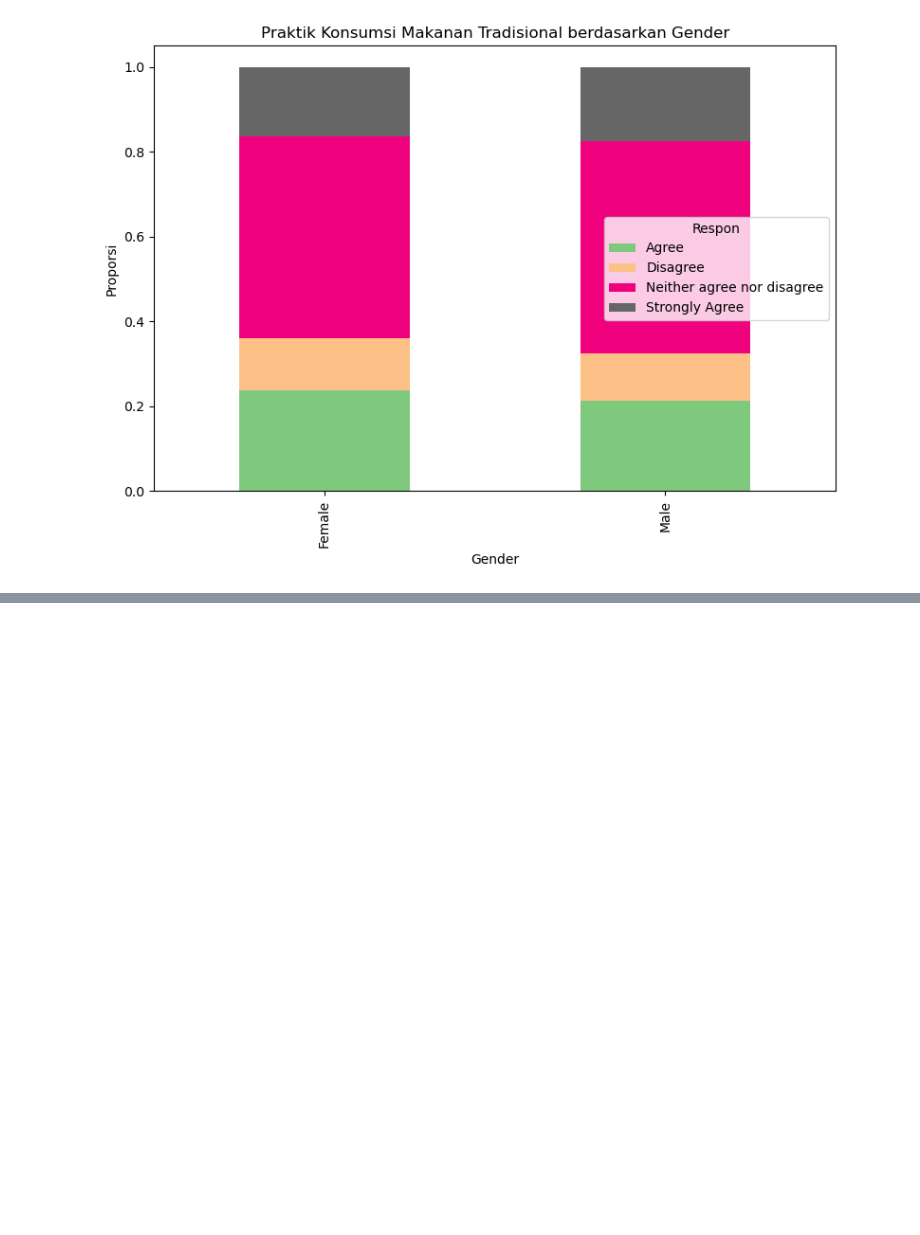
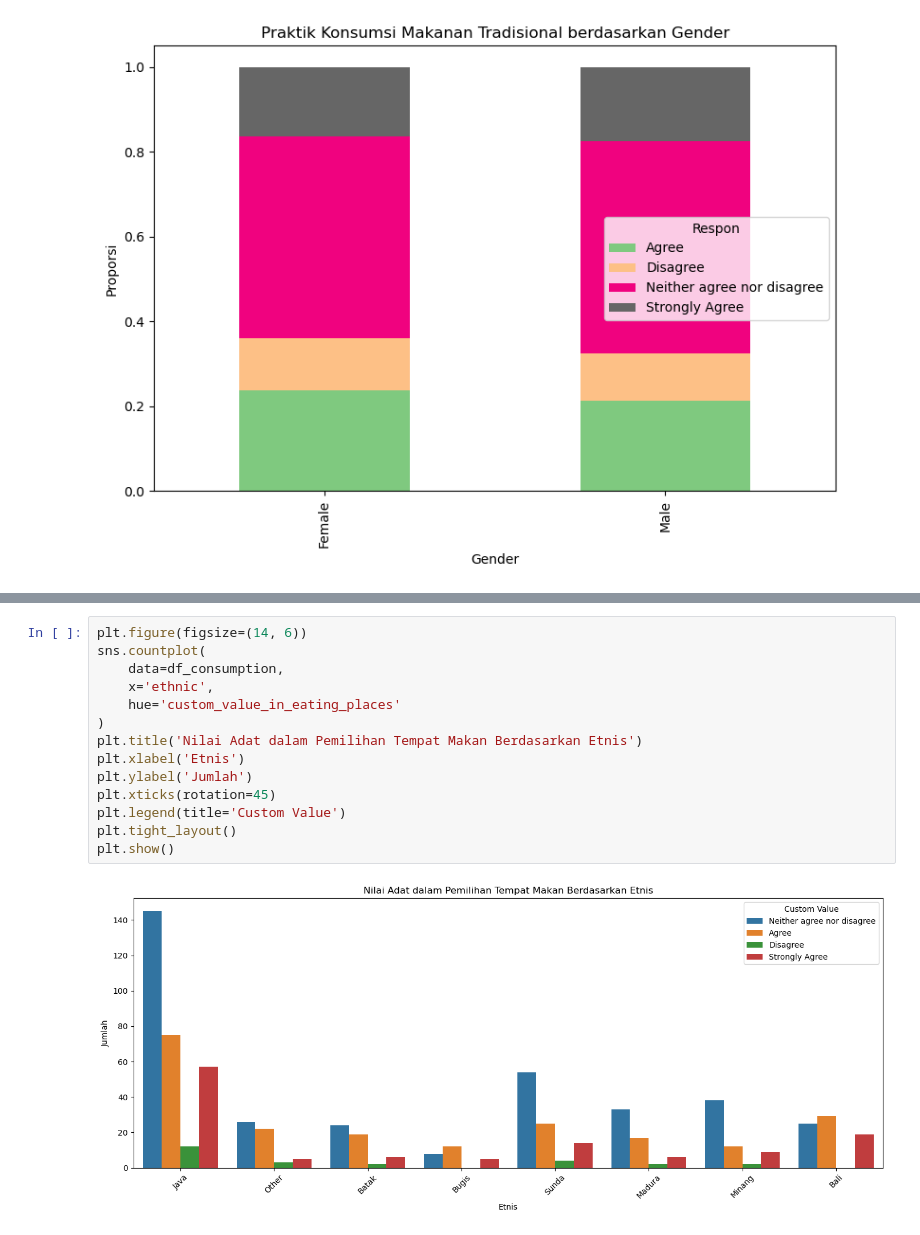
Before and after one commit to Fajrimughni/Final_Project_Fajri, a Jupyter notebook: food_consumption.ipynb, the cells around one changed output, grey strips where cells are left out. Saved outputs shown, nothing was run; the diff lists cells and outputs as text; blank space fills up the shorter version.

```diff
--- a/food_consumption.ipynb
+++ b/food_consumption.ipynb
@@ -72,0 +123,16 @@ plt.show()
+# %%
+plt.figure(figsize=(14, 6))
+sns.countplot(
+    data=df_consumption,
+    x='ethnic',
+    hue='custom_value_in_eating_places'
+)
+plt.title('Nilai Adat dalam Pemilihan Tempat Makan Berdasarkan Etnis')
+plt.xlabel('Etnis')
+plt.ylabel('Jumlah')
+plt.xticks(rotation=45)
+plt.legend(title='Custom Value')
+plt.tight_layout()
+plt.show()
+# %% [output]
+[figure, added]
```
Also changed, not shown: parts of 5 cells of this notebook, 2 other files.
